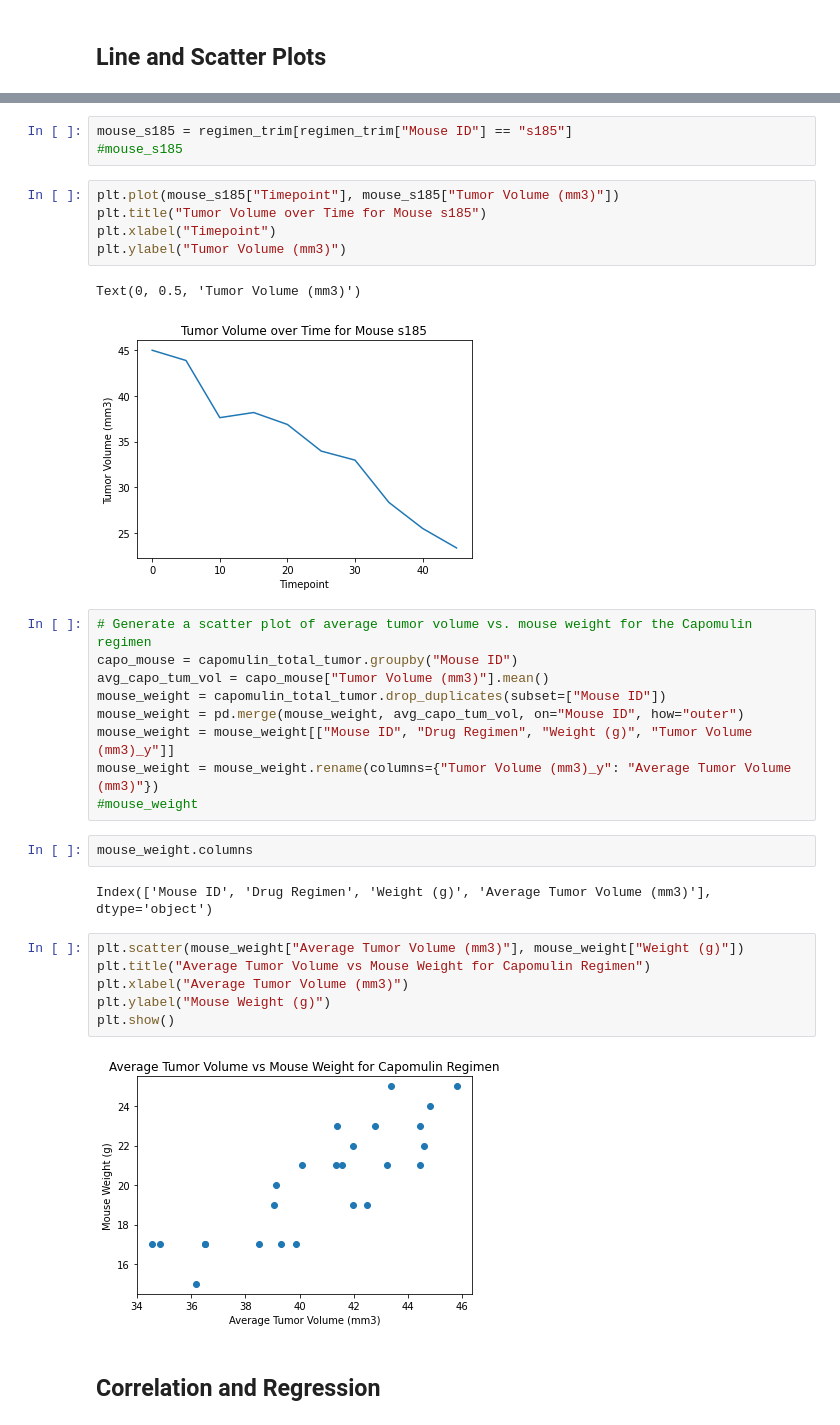
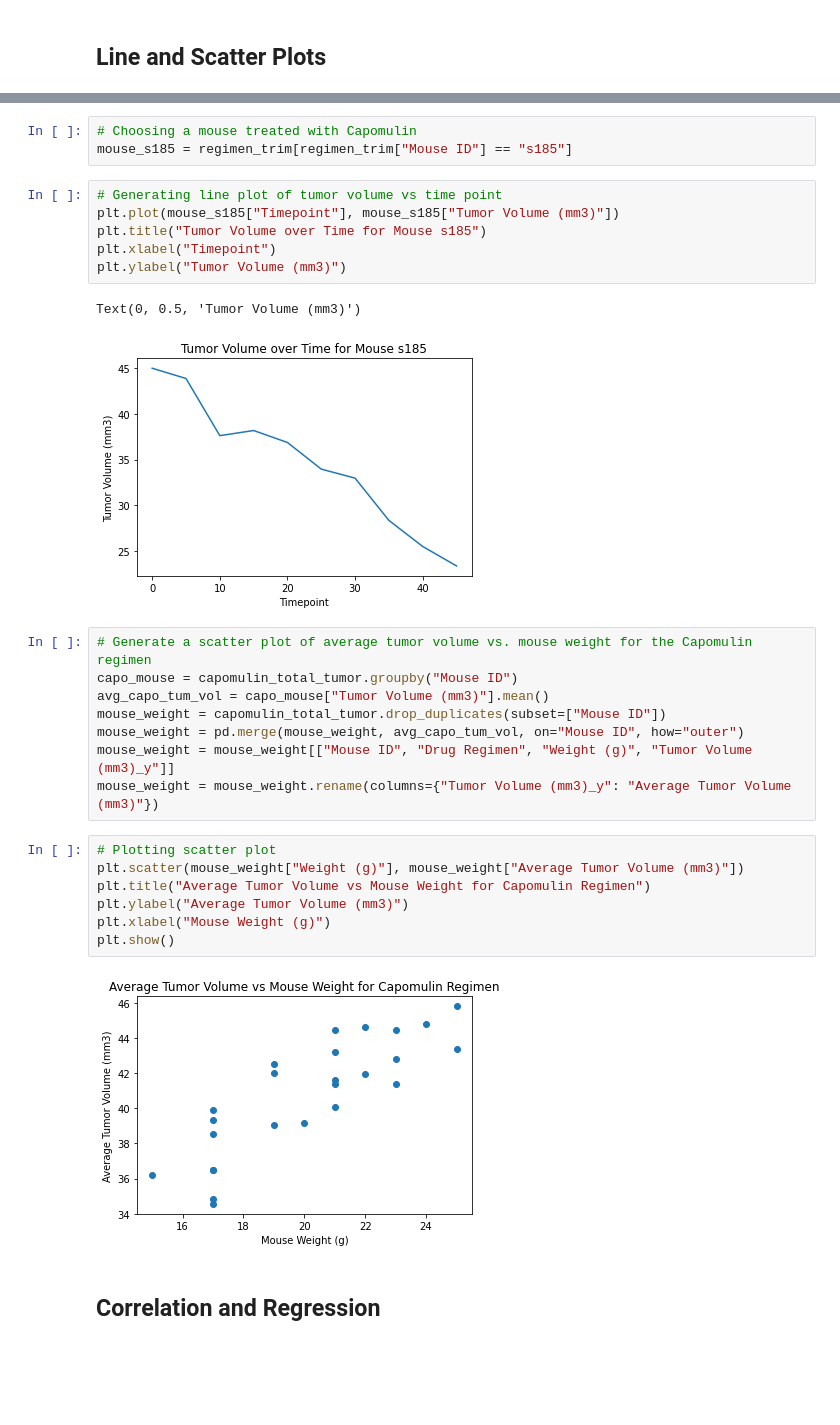
Before and after one commit to hsharma263/matplotlib-challenge, a Jupyter notebook: pymaceuticals_starter.ipynb, the cells around one changed output, grey strips where cells are left out. Drawn from its saved outputs; the diff is of its cells as text; blank space fills up the shorter version.

```diff
--- a/pymaceuticals_starter.ipynb
+++ b/pymaceuticals_starter.ipynb
@@ -439,7 +365,8 @@ capomulin_total_tumor = regimen_trim[regimen_trim["Drug Regimen"] == "Capomulin"
 # %%
+# Choosing a mouse treated with Capomulin
 mouse_s185 = regimen_trim[regimen_trim["Mouse ID"] == "s185"]
-#mouse_s185
 # %%
+# Generating line plot of tumor volume vs time point
 plt.plot(mouse_s185["Timepoint"], mouse_s185["Tumor Volume (mm3)"])
 plt.title("Tumor Volume over Time for Mouse s185")
 plt.xlabel("Timepoint")
@@ -455,19 +382,15 @@ mouse_weight = capomulin_total_tumor.drop_duplicates(subset=["Mouse ID"])
 mouse_weight = pd.merge(mouse_weight, avg_capo_tum_vol, on="Mouse ID", how="outer")
 mouse_weight = mouse_weight[["Mouse ID", "Drug Regimen", "Weight (g)", "Tumor Volume (mm3)_y"]]
 mouse_weight = mouse_weight.rename(columns={"Tumor Volume (mm3)_y": "Average Tumor Volume (mm3)"})
-#mouse_weight
-# %%
-mouse_weight.columns
-# %% [output]
-Index(['Mouse ID', 'Drug Regimen', 'Weight (g)', 'Average Tumor Volume (mm3)'], dtype='object')
 # %%
-plt.scatter(mouse_weight["Average Tumor Volume (mm3)"], mouse_weight["Weight (g)"])
+# Plotting scatter plot
+plt.scatter(mouse_weight["Weight (g)"], mouse_weight["Average Tumor Volume (mm3)"])
 plt.title("Average Tumor Volume vs Mouse Weight for Capomulin Regimen")
-plt.xlabel("Average Tumor Volume (mm3)")
-plt.ylabel("Mouse Weight (g)")
+plt.ylabel("Average Tumor Volume (mm3)")
+plt.xlabel("Mouse Weight (g)")
 plt.show()
 # %% [output]
-[figure, old version]
+[figure, new version]
 # %% [markdown]
 ## Correlation and Regression
 # %%
```
Also changed, not shown: parts of 30 cells of this notebook.
